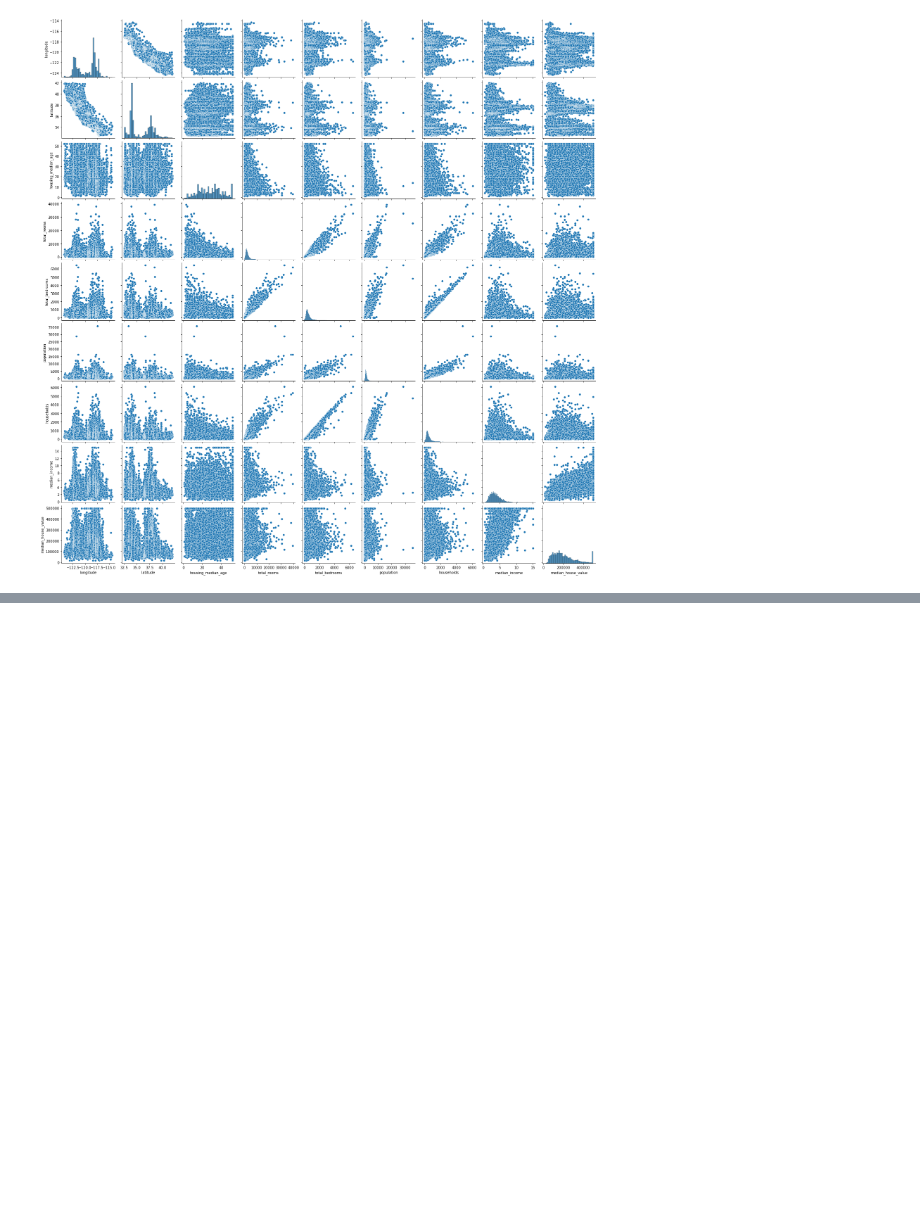
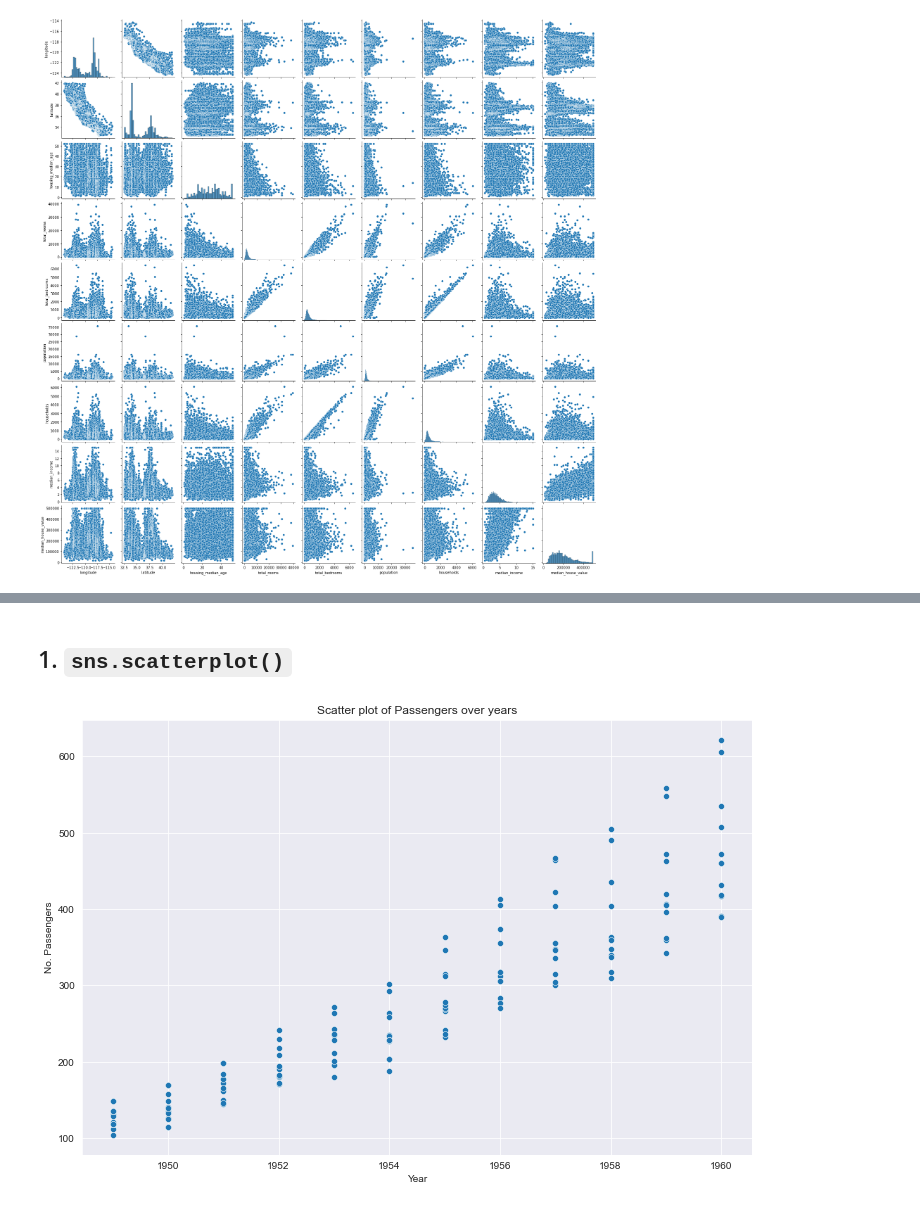
Before and after one commit to jianructose/treasurehunt, a Jupyter notebook: pandas_/sns_calhouse.ipynb, the cells around one changed output, grey strips where cells are left out. Saved outputs shown, nothing was run; the diff lists cells and outputs as text; code cells hidden in the pictures; blank space fills up the shorter version.

Commit message:
add flights

```diff
--- a/pandas_/sns_calhouse.ipynb
+++ b/pandas_/sns_calhouse.ipynb
@@ -140,0 +157,7 @@ sns.pairplot(df)
+# %%
+data_dir = os.getcwd()+'\data'
+# %%
+flights = sns.load_dataset('flights', data_home=data_dir)
+print(f"Dataset: {flights.shape}")
+print(f"Columns: {flights.columns}\n")
+flights.head()
@@ -140,0 +173,11 @@ sns.pairplot(df)
+# %% [markdown]
+## 1. `sns.scatterplot()`
+# %%
+plt.figure(figsize=(12, 8))
+p1=sns.scatterplot(data=flights, x = 'year', y = 'passengers')
+# p1.set_xlim(flights.year.min())
+p1.set_xlabel('Year')
+p1.set_ylabel('No. Passengers')
+p1.set_title('Scatter plot of Passengers over years');
+# %% [output]
+[figure, added]
```
Also changed, not shown: parts of 12 cells of this notebook.
